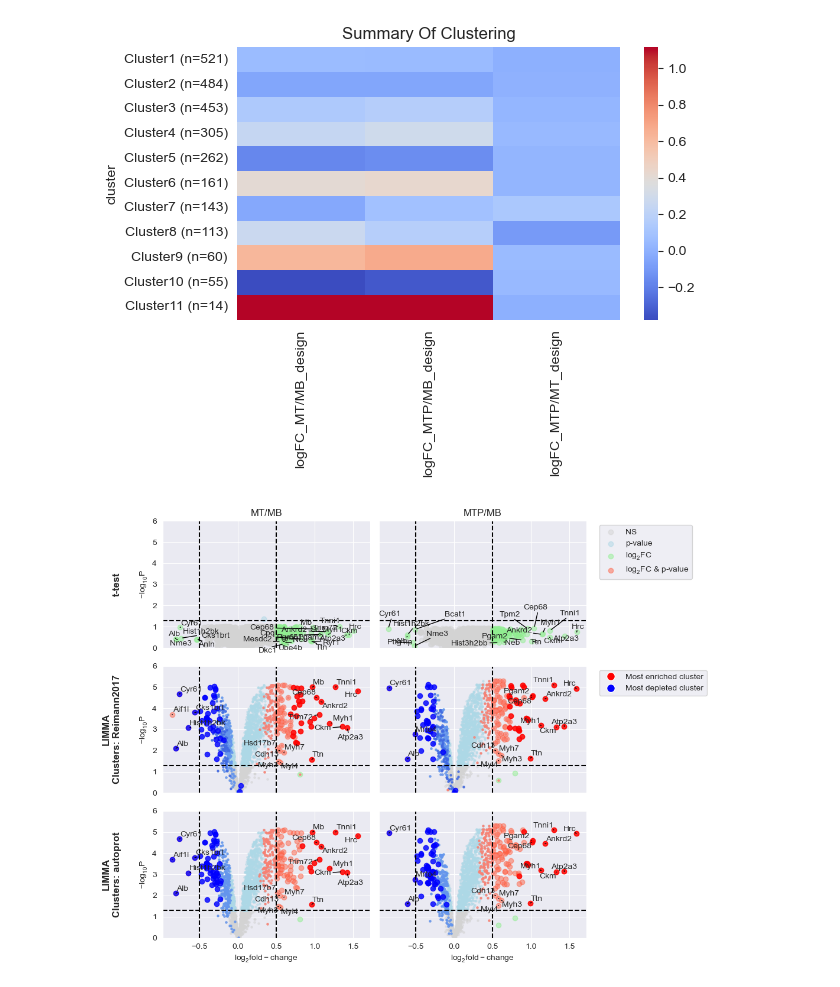
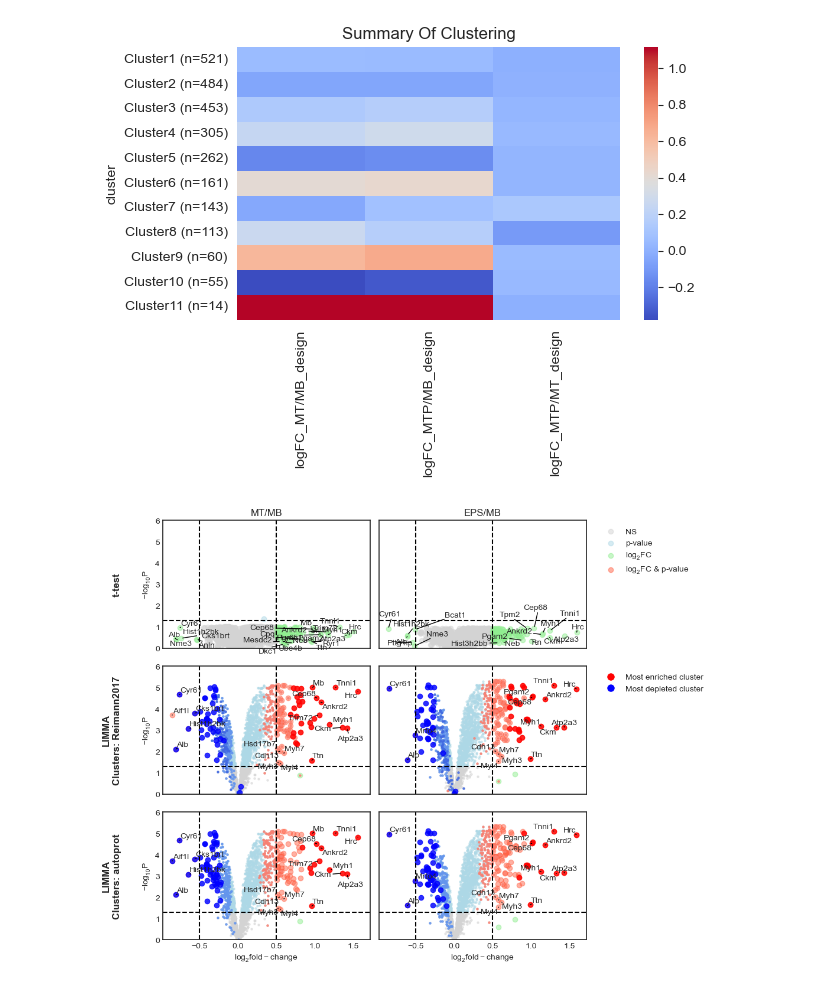
Before and after one commit to ag-warscheid/autoprot, a Jupyter notebook: examples/04_ratio_clustering.ipynb, the cells around one changed output. Saved outputs shown, nothing was run; the diff lists cells and outputs as text; code cells hidden in the pictures.

```diff
--- a/examples/04_ratio_clustering.ipynb
+++ b/examples/04_ratio_clustering.ipynb
@@ -450,6 +450,7 @@ heatmap
 pg = pd.merge(pg, clustering[["id", "New cluster"]], left_on="id", right_on="id")
 # %%
 from matplotlib.lines import Line2D
+plt.style.use("fast")
 
 yfig, axs = plt.subplots(nrows=3, ncols=3, sharex="all", sharey="all", figsize=(12, 8))
 
@@ -482,7 +483,7 @@ for idx, exp in enumerate(["MT/MB_ttest", "MTP/MB_ttest"]):
     )
 
     axs[0][idx].set_ylim((0, 6))
-    axs[0][idx].set_title(exp[:-6])
+    axs[0][idx].set_title(exp[:-6].replace("MTP", "EPS"))
     axs[0][idx].set_xlabel(None)
     if idx != 0:
         axs[0][idx].set_ylabel(None)
@@ -600,31 +601,32 @@ for idx, exp in enumerate(["MT/MB_design", "MTP/MB_design"]):
             {"color": "cornflowerblue", "s": 5},
             {"color": "salmon", "s": 5},
             {"color": "red"},
             {"color": "blue"},
         ],
         kwargs_p_sig={"color": "lightblue", "s": 5},
         kwargs_ns={"s": 5},
     )
 
     if idx != 0:
         axs[2][idx].set_ylabel(None)
 
 axs[2, 2].set_axis_off()
 
 # text indicating the analysis condition
 axs[2, 0].text(
     -0.2,
     0.5,
     "LIMMA\nClusters: autoprot",
     rotation=90,
     transform=axs[2, 0].transAxes,
     fontsize=12,
     weight="bold",
     horizontalalignment="right",
     verticalalignment="center",
     ma="center",
 )
 
 plt.tight_layout()
+plt.savefig("volcano.png", dpi=300)
 # %% [output]
-[figure, old version]
+[figure, new version]
```
Also changed, not shown: 1 other file.
